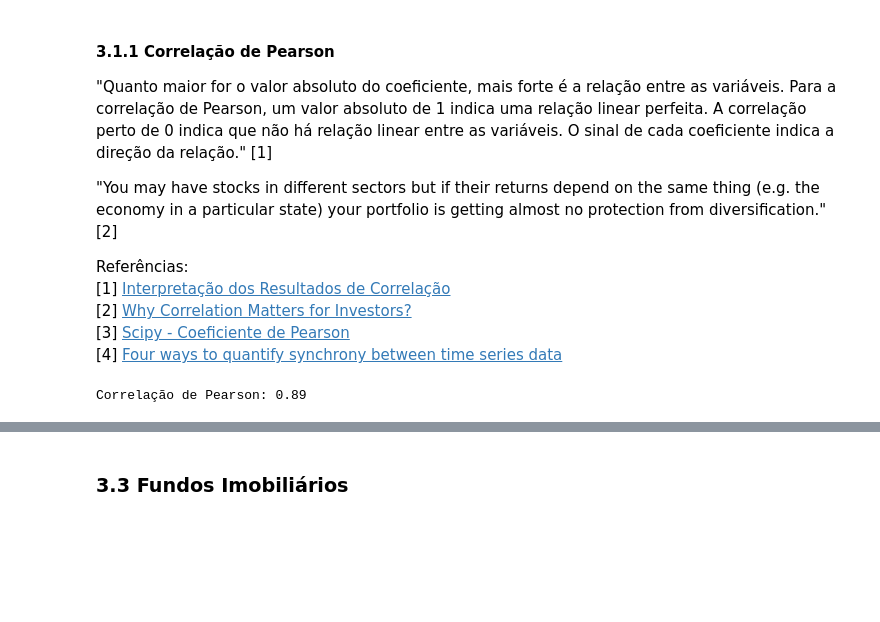
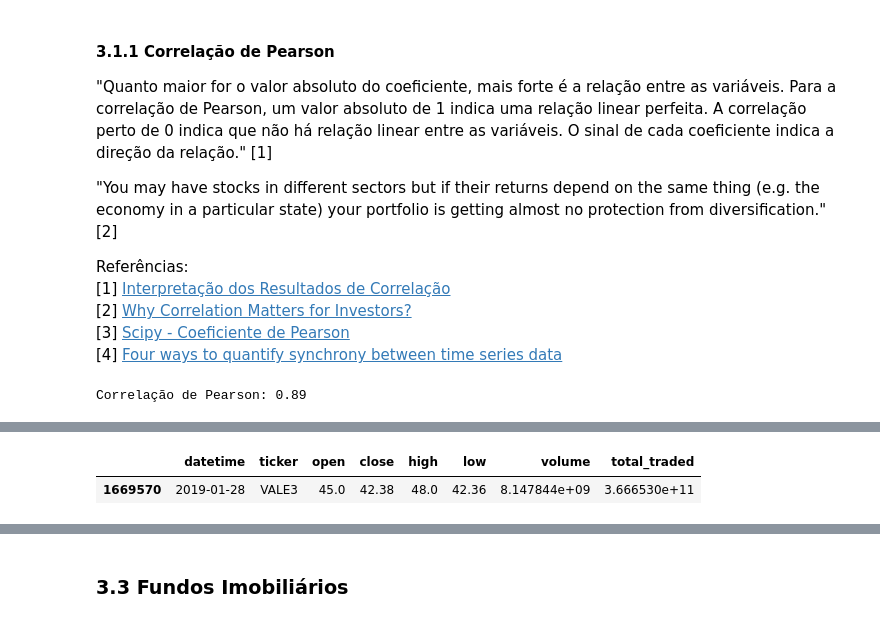
Before and after one commit to mso13/DataAnalysis-Ibovespa, a Jupyter notebook: src/Ibovespa Stocks Analysis.ipynb, the cells around one changed output, grey strips where cells are left out. Saved outputs shown, nothing was run; the diff lists cells and outputs as text; code cells hidden in the pictures; blank space fills up the shorter version.

```diff
--- a/src/Ibovespa Stocks Analysis.ipynb
+++ b/src/Ibovespa Stocks Analysis.ipynb
@@ -103,0 +128,11 @@ Correlação de Pearson: 0.89
+# %%
+vale3['total_traded'] = vale3['open'] * vale3['volume']
+
+plt.plot_date(vale3_dates, vale3['total_traded'], label='VALE3', linestyle='solid', marker='')
+
+plt.title('Total de Negociações da VALE3 (2015 - Atualmente)')
+plt.xlabel('Ano')
+plt.ylabel('Total Negociado')
+
+plt.tight_layout()
+plt.show()
@@ -103,0 +141,5 @@ Correlação de Pearson: 0.89
+# %%
+vale3.iloc[[vale3.total_traded.argmax()]]
+# %% [output]
+|  | datetime | ticker | open | close | high | low | volume | total_traded |
+| 1669570 | 2019-01-28 | VALE3 | 45.0 | 42.38 | 48.0 | 42.36 | 8.147844e+09 | 3.666530e+11 |
```
Also changed, not shown: parts of 29 cells of this notebook, 1 other file.
